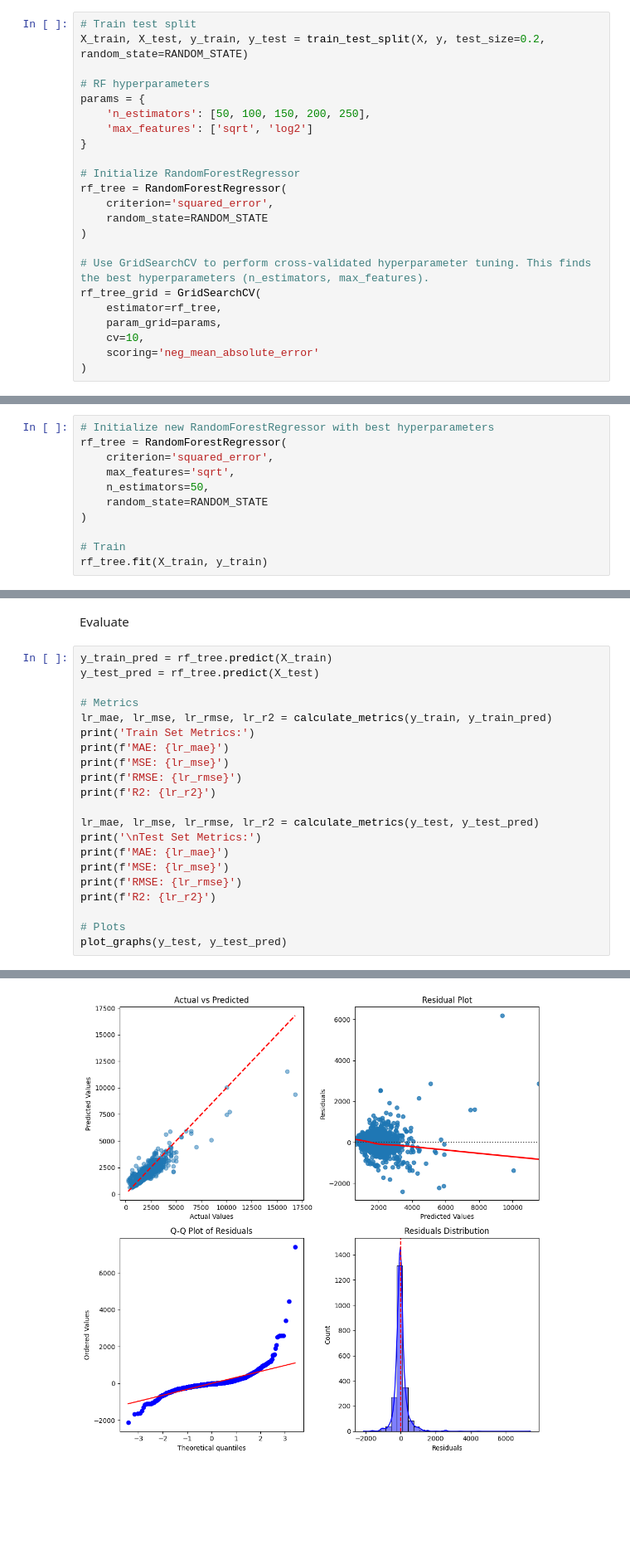
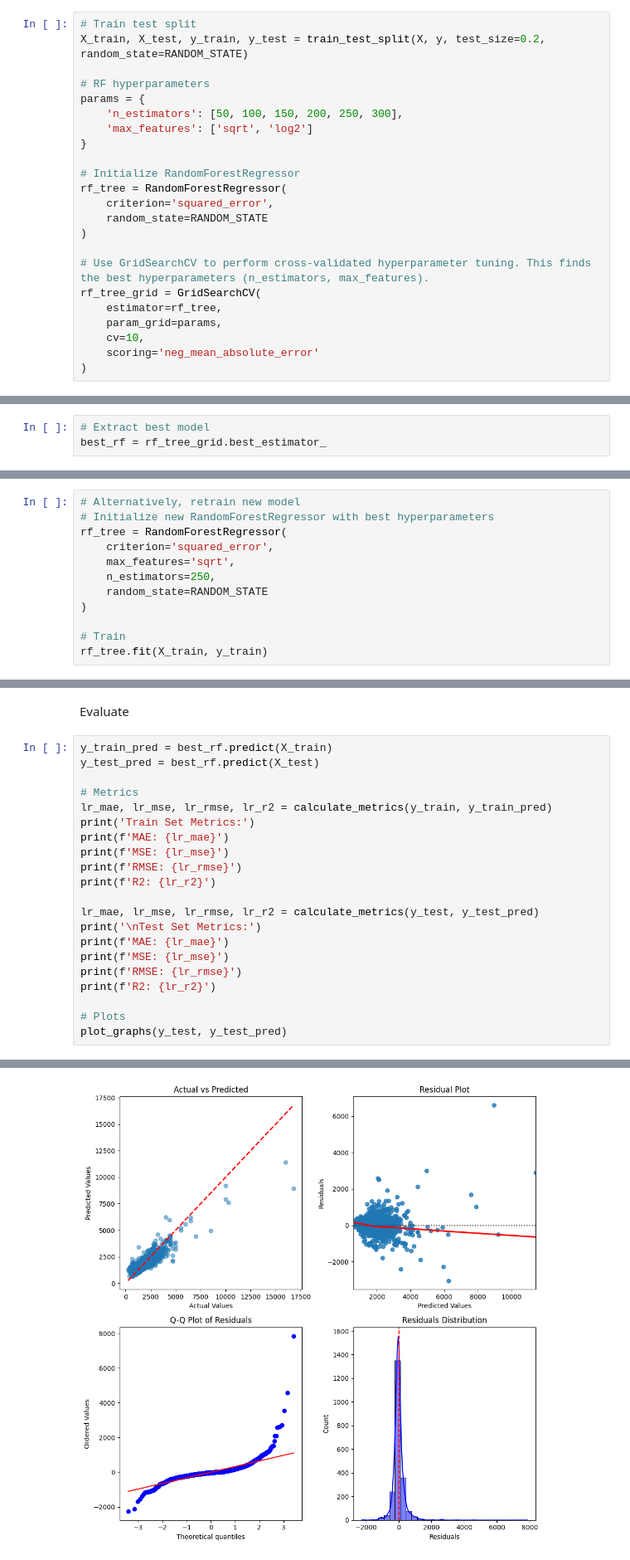
Before and after one commit to Vaneryn/6006cem-ml, a Jupyter notebook: notebooks/model_training.ipynb, the cells around one changed output, grey strips where cells are left out. Shown at 83% size. Saved outputs shown, nothing was run; the diff lists cells and outputs as text; blank space fills up the shorter version.

```diff
--- a/notebooks/model_training.ipynb
+++ b/notebooks/model_training.ipynb
@@ -871,7 +1021,7 @@ X_train, X_test, y_train, y_test = train_test_split(X, y, test_size=0.2, random_
 
 # RF hyperparameters
 params = {
-    'n_estimators': [50, 100, 150, 200, 250],
+    'n_estimators': [50, 100, 150, 200, 250, 300],
     'max_features': ['sqrt', 'log2']
 }
 
@@ -903,14 +1053,18 @@ GridSearchCV(cv=10, estimator=RandomForestRegressor(random_state=42),
 rf_tree_grid.best_params_
 # %% [output]
 {'max_features': 'sqrt', 'n_estimators': 250}
+# %%
+# Extract best model
+best_rf = rf_tree_grid.best_estimator_
 # %% [markdown]
 Train
 # %%
+# Alternatively, retrain new model
 # Initialize new RandomForestRegressor with best hyperparameters
 rf_tree = RandomForestRegressor(
     criterion='squared_error',
     max_features='sqrt',
-    n_estimators=50,
+    n_estimators=250,
     random_state=RANDOM_STATE
 )
 
@@ -921,8 +1075,8 @@ RandomForestRegressor(max_features='sqrt', n_estimators=50, random_state=42)
 # %% [markdown]
 Evaluate
 # %%
-y_train_pred = rf_tree.predict(X_train)
-y_test_pred = rf_tree.predict(X_test)
+y_train_pred = best_rf.predict(X_train)
+y_test_pred = best_rf.predict(X_test)
 
 # Metrics
 lr_mae, lr_mse, lr_rmse, lr_r2 = calculate_metrics(y_train, y_train_pred)
@@ -956,4 +1110,4 @@ R2: 0.8205003667889382
-[figure, old version]
+[figure, new version]
 # %% [markdown]
 # Export
 # %%
```
Also changed, not shown: parts of 16 cells of this notebook.
